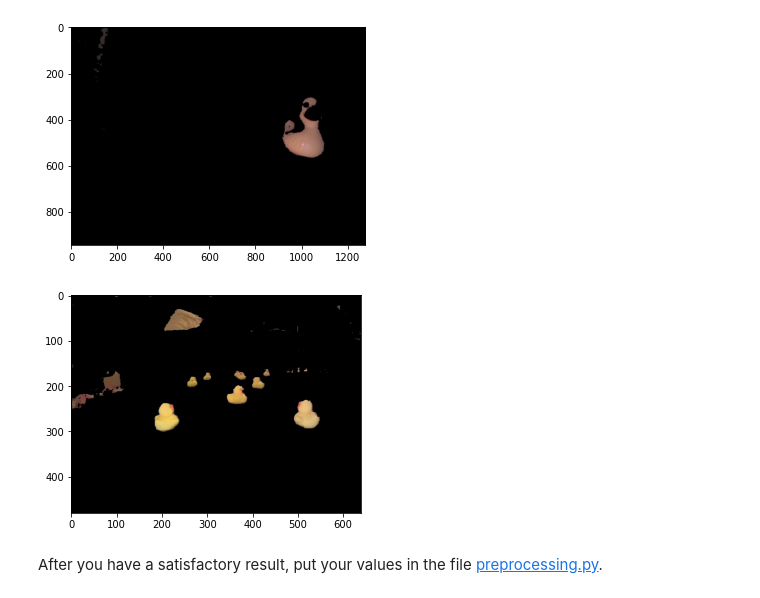
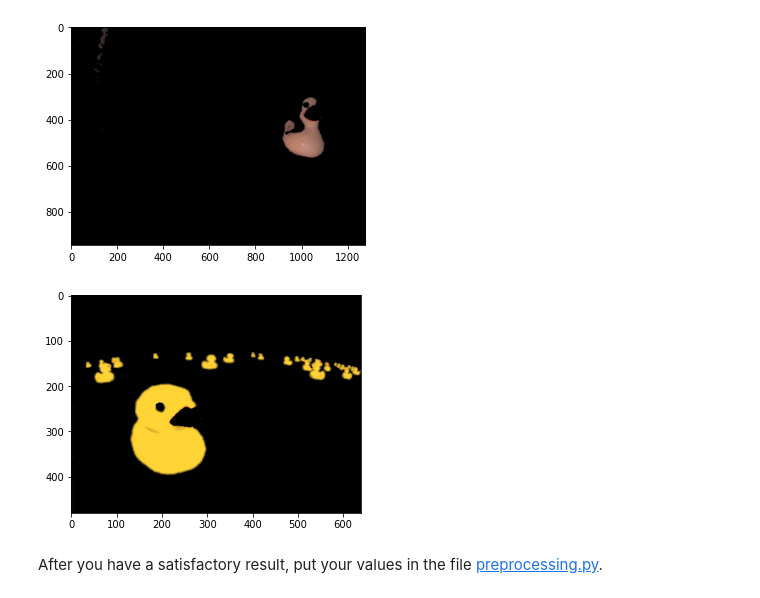
Before and after one commit to MikeS96/mooc-exercises, a Jupyter notebook: braitenberg/solution/braitenberg02.ipynb, the cells around one changed output. Drawn from its saved outputs; the diff is of its cells as text; code cells hidden in the pictures.

```diff
--- a/braitenberg/solution/braitenberg02.ipynb
+++ b/braitenberg/solution/braitenberg02.ipynb
@@ -104,26 +104,26 @@ imshow(result);
 [figure]
 # %%
 #fn = '../samples/big-duck/big-duck-08.jpg' # experiment with different images!
-fn = '../samples/big-duck/ducks/duck3.png' # experiment with different images!60
+fn = '../samples/big-duck/ducks/sim3.png' # experiment with different images!60
 image = dcu.rgb_from_jpg_fn(fn)
 hsv = cv2.cvtColor(image, cv2.COLOR_RGB2HSV)
 
 # Setting new values to detect yellow
 # Duckie params Simu - Do not touch
+lower_hsv = np.array([15, 100, 0])
+upper_hsv = np.array([37, 255, 255])
+# These have to be tuned!
 # lower_hsv = np.array([0, 80, 0])
-# upper_hsv = np.array([37, 255, 255])
-# These have to be tuned!
-lower_hsv = np.array([0, 80, 0])
-upper_hsv = np.array([37, 200, 255])
+# upper_hsv = np.array([37, 200, 255])
 
 # Returns a matrix of 0 or 1 that satisfy the constraint
 mask = cv2.inRange(hsv, lower_hsv, upper_hsv)
 
 # Get a "masked image"
 masked = cv2.bitwise_and(image, image, mask=mask)
 imshow(masked);
 # %% [output]
-[figure, old version]
+[figure, new version]
 # %% [markdown]
 After you have a satisfactory result, put your values in the file [preprocessing.py](./preprocessing.py).
 # %% [markdown]
```
Also changed, not shown: 6 other files.
